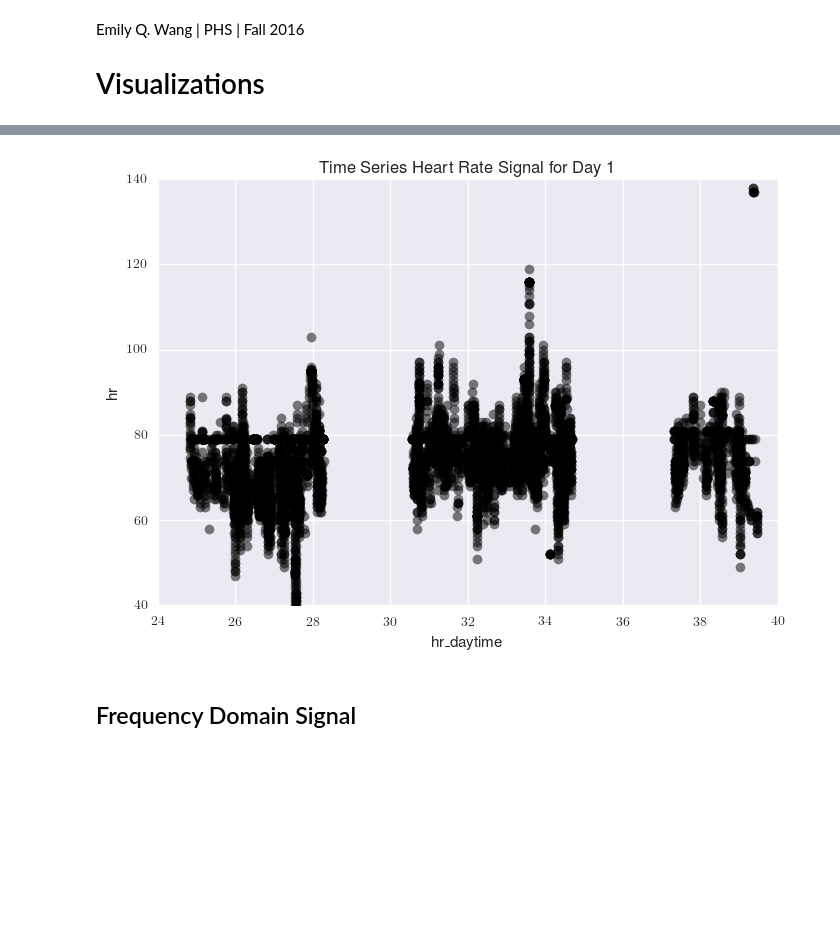
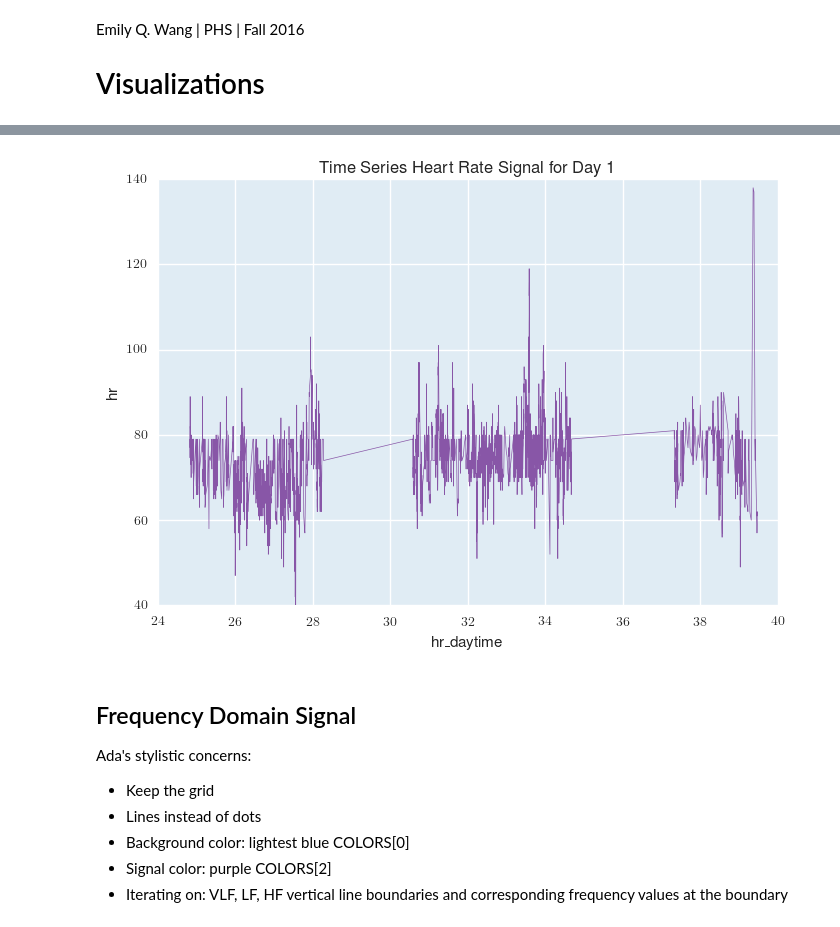
Before and after one commit to terrrychan/PHS-Project, a Jupyter notebook: Visualizations.ipynb, the cells around one changed output, grey strips where cells are left out. Saved outputs shown, nothing was run; the diff lists cells and outputs as text; code cells hidden in the pictures; blank space fills up the shorter version.

Commit message:
updated colors; see notes of Ada's feedback for each visualization

```diff
--- a/Visualizations.ipynb
+++ b/Visualizations.ipynb
@@ -23,6 +26,14 @@ rc('text', usetex=True)
 COLORS = ['#e0ecf4', # light gray-blue
           '#9ebcda', # darker gray-blue
           '#8856a7'] # purple
+
+BGCOLOR = COLORS[0]
+LINEALPHA = 1.0
+LINECOLOR = COLORS[2]
+LINEWIDTH = 0.5
+
+POINCAREALPHA = 0.25
+POINCARECOLOR = COLORS[2]
 # %%
 data = pd.read_csv('day1_v2transpose.csv')
 display(data.head())
@@ -39,18 +57,28 @@ display(data.head())
 # %%
 plt.plot(data['hr_daytime'],
          data['hr'],
-         "o", alpha=0.5, color='k', label="HR")
+         '-', alpha=LINEALPHA, color=LINECOLOR, linewidth=LINEWIDTH)
+
+axes = plt.gca()
+axes.set_axis_bgcolor(BGCOLOR)
 
 plt.xlabel("hr\_daytime")
 plt.ylabel("hr")
 plt.title("Time Series Heart Rate Signal for Day 1")
 
 plt.savefig('day1_TimeSeriesHeartRateSignal.png', format='png')
 plt.show()
 # %% [output]
-[figure, old version]
+[figure, new version]
-# %% [markdown]
-## Frequency Domain Signal
+# %% [markdown]
+## Frequency Domain Signal
+
+Ada's stylistic concerns:
+- Keep the grid
+- Lines instead of dots
+- Background color: lightest blue COLORS[0]
+- Signal color: purple COLORS[2]
+- Iterating on: VLF, LF, HF vertical line boundaries and corresponding frequency values at the boundary
 # %%
 plt.plot(data['freqs'],
          data['periodogram'],
```
Also changed, not shown: parts of 10 cells of this notebook, 3 other files.
